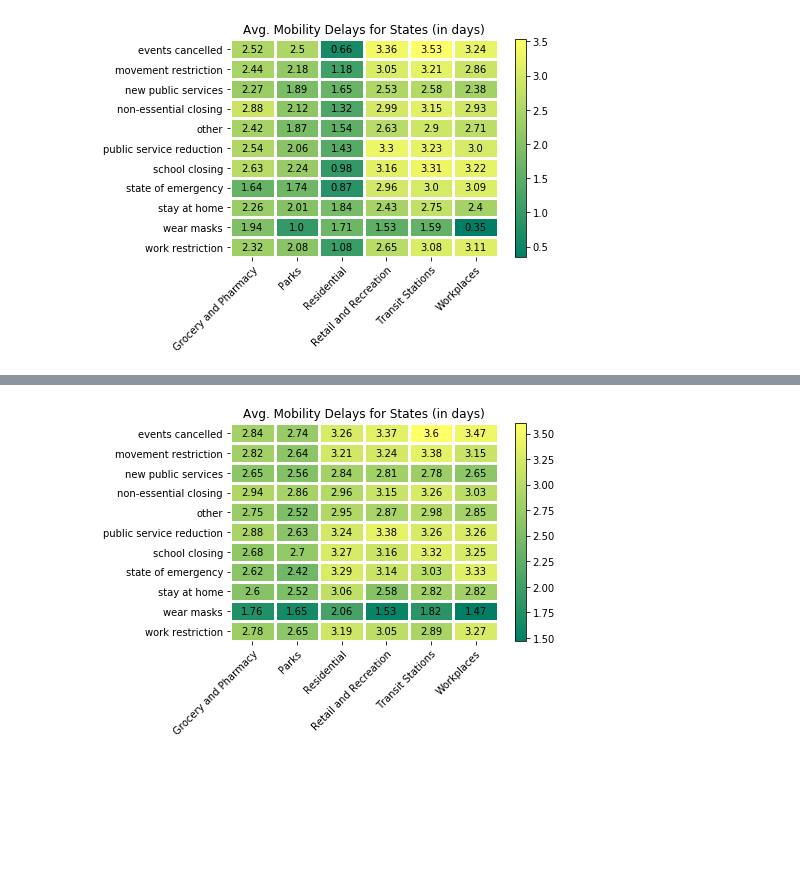
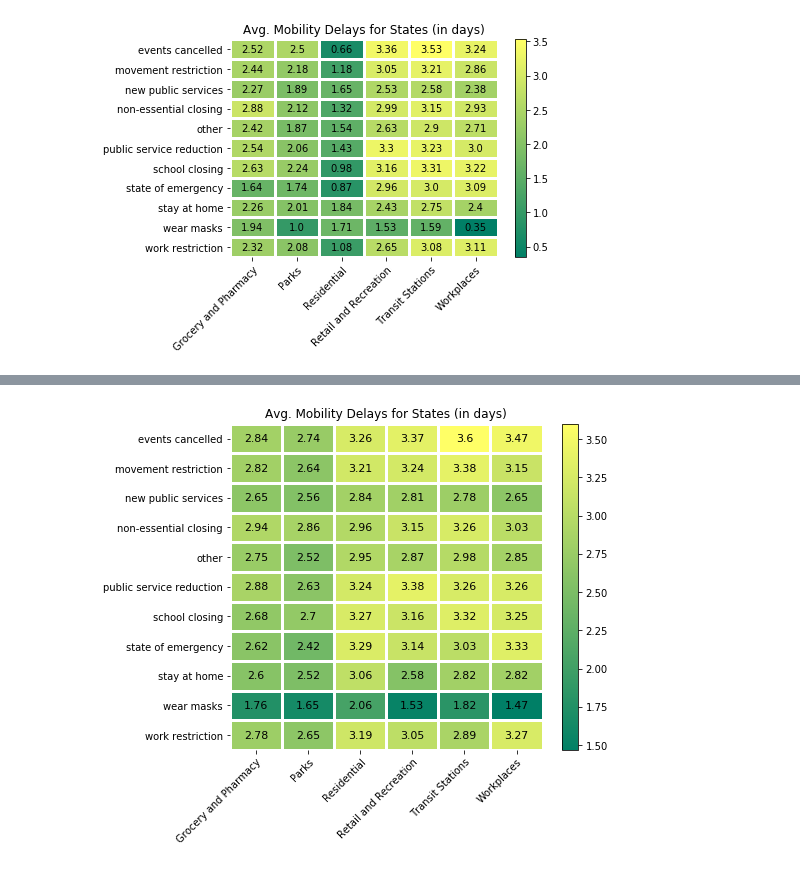
Before and after one commit to Christopher-Scott/Covid-19_Project, a Jupyter notebook: google_analysis.ipynb, the cells around one changed output, grey strips where cells are left out. Drawn from its saved outputs; the diff is of its cells as text; code cells hidden in the pictures; blank space fills up the shorter version.

```diff
--- a/google_analysis.ipynb
+++ b/google_analysis.ipynb
@@ -406,6 +395,7 @@ change_table
 | wear masks | -4.058824 | -0.411765 | -7.117647 | -5.647059 | ... |
 | work restriction | -3.540541 | 7.081081 | 2.297297 | -10.351351 | ... |
 # %%
+# heat map representation for average mobility changes for all states
 change_by_events = change_table.to_numpy()
 change_by_events = np.round(change_by_events, decimals=2)
 
@@ -414,6 +404,7 @@ mitig_types = change_table.index
 # print(len(mitig_types), drops_by_events.shape)
 
 fig, ax = plt.subplots()
+fig.set_size_inches(7,6)
 im = ax.imshow(change_by_events, aspect='auto', cmap="viridis", vmin=-20, vmax=10)
 
 ax.set_xticklabels(mob_cat)
@@ -436,7 +427,7 @@ plt.setp(ax.get_xticklabels(), rotation=45, ha="right", rotation_mode="anchor")
 # add text to cells
 for i in range(len(mitig_types)):
     for j in range(len(mob_cat)):
-        text = ax.text(j, i, change_by_events[i,j], ha="center", va="center", color="w")
+        text = ax.text(j, i, change_by_events[i,j], ha="center", va="center", color="w", fontsize=11)
 
 ax.set_title("Avg. Mobility Changes for States (in %)")
 cbar = ax.figure.colorbar(im, ax=ax)
@@ -463,6 +454,8 @@ delays_table
 | wear masks | 1.764706 | 1.647059 | 2.058824 | 1.529412 | ... |
 | work restriction | 2.783784 | 2.648649 | 3.189189 | 3.054054 | ... |
 # %%
+# Create heat map representation of delay data for mobility changes
+
 delays_by_events = delays_table.to_numpy()
 delays_by_events = np.round(delays_by_events, decimals=2)
 
@@ -470,32 +463,33 @@ mob_cat = ["Grocery and Pharmacy", "Parks", "Residential", "Retail and Recreatio
 mitig_types = delays_table.index
 
 fig, ax = plt.subplots()
+fig.set_size_inches(7,6)
 im = ax.imshow(delays_by_events, aspect='auto', cmap="summer")
 
 ax.set_xticklabels(mob_cat)
 ax.set_yticklabels(mitig_types)
 
 ax.set_xticks(np.arange(len(mob_cat)))
 ax.set_yticks(np.arange(len(mitig_types)))
 
 # Set up white spacing between cells
 ax.set_xticks(np.arange(len(mob_cat) + 1) -.5, minor=True)
 ax.set_yticks(np.arange(len(mitig_types) + 1) -.5, minor=True)
 ax.grid(which="minor", color="w", linestyle='-', linewidth=3)
 ax.tick_params(which="minor", bottom=False, left=False)
 for edge, spine in ax.spines.items():
         spine.set_visible(False)
 
 
 plt.setp(ax.get_xticklabels(), rotation=45, ha="right", rotation_mode="anchor")
 
 # add text to cells
 for i in range(len(mitig_types)):
     for j in range(len(mob_cat)):
-        text = ax.text(j, i, delays_by_events[i,j], ha="center", va="center", color="k")
+        text = ax.text(j, i, delays_by_events[i,j], ha="center", va="center", color="k", fontsize=11)
 
 ax.set_title("Avg. Mobility Delays for States (in days)")
 cbar = ax.figure.colorbar(im, ax=ax)
 plt.show()
 # %% [output]
-[figure, old version]
+[figure, new version]
```
Also changed, not shown: parts of 5 cells of this notebook, 1 other file.
